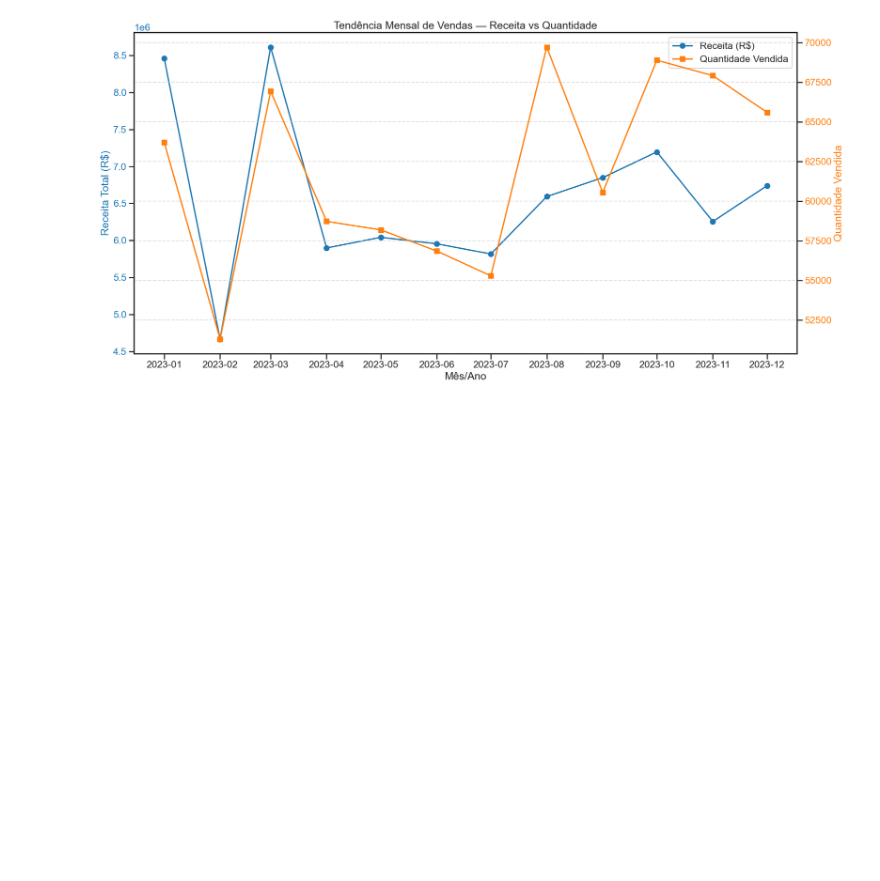
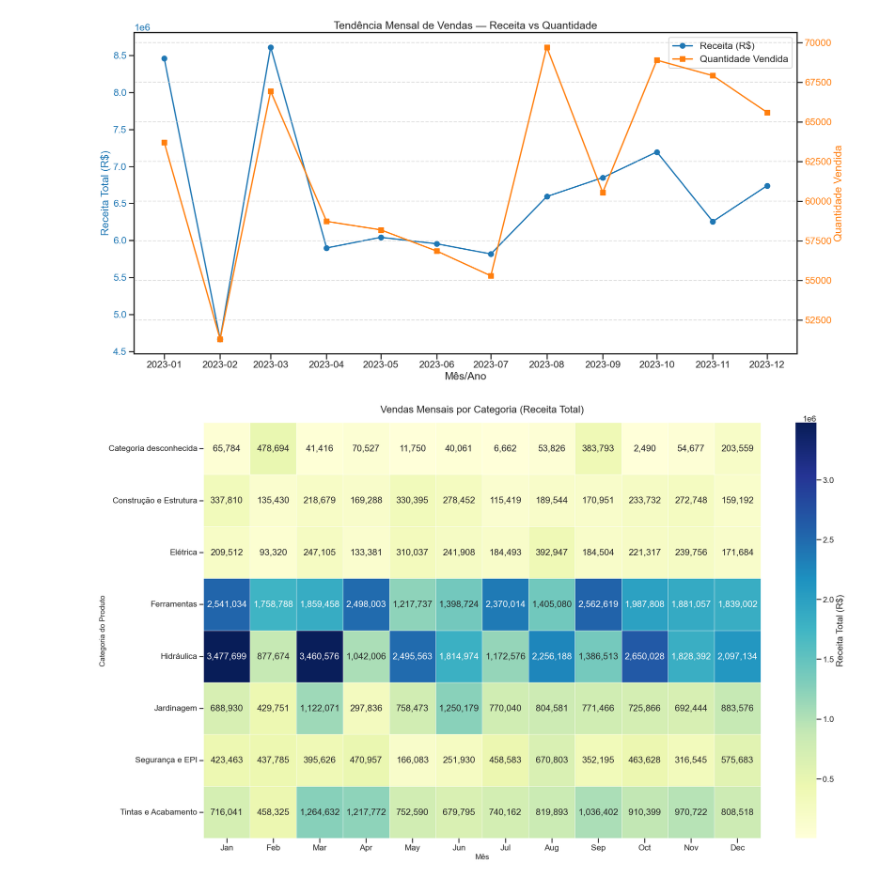
Before and after one commit to RuanSantos-Developer/Teste_Analytics_RuanSantos, a Jupyter notebook: notebooks/visualizacoes.ipynb, the cells around one changed output. Cells and saved outputs as stored; diff of their text form; code cells hidden in the pictures; blank space fills up the shorter version.

```diff
--- a/notebooks/visualizacoes.ipynb
+++ b/notebooks/visualizacoes.ipynb
@@ -165,3 +175,39 @@ ax1.xaxis.set_major_locator(mdates.MonthLocator(interval=1))
 plt.show()
 # %% [output]
 [figure]
+# %%
+# Gráfico de mapa de calor para verificar a as vendas mensais por categoria
+
+df['mes'] = df['data'].dt.month
+df['nome_mes'] = df['data'].dt.strftime('%b')
+
+ordem_meses = ['Jan', 'Feb', 'Mar', 'Apr', 'May', 'Jun', 'Jul', 'Aug', 'Sep', 'Oct', 'Nov', 'Dec']
+
+heatmap_data = df.groupby(['nome_mes', 'categoria'])['total_vendas'].sum().reset_index()
+
+heatmap_matrix = heatmap_data.pivot_table(
+    index='categoria',
+    columns='nome_mes',
+    values='total_vendas',
+    fill_value=0
+)
+
+heatmap_matrix = heatmap_matrix.reindex(columns=ordem_meses, fill_value=0)
+
+plt.figure(figsize=(25, 15))
+sns.heatmap(
+    heatmap_matrix,
+    annot=True,
+    fmt=",.0f",
+    cmap="YlGnBu",
+    linewidths=.5,
+    cbar_kws={'label': 'Receita Total (R$)'}
+)
+
+plt.title('Vendas Mensais por Categoria (Receita Total)', fontsize=20, pad=20)
+plt.xlabel('Mês', fontsize=15)
+plt.ylabel('Categoria do Produto', fontsize=15)
+
+plt.show()
+# %% [output]
+[figure, added]
```
Also changed, not shown: parts of 5 cells of this notebook, 3 other files.
